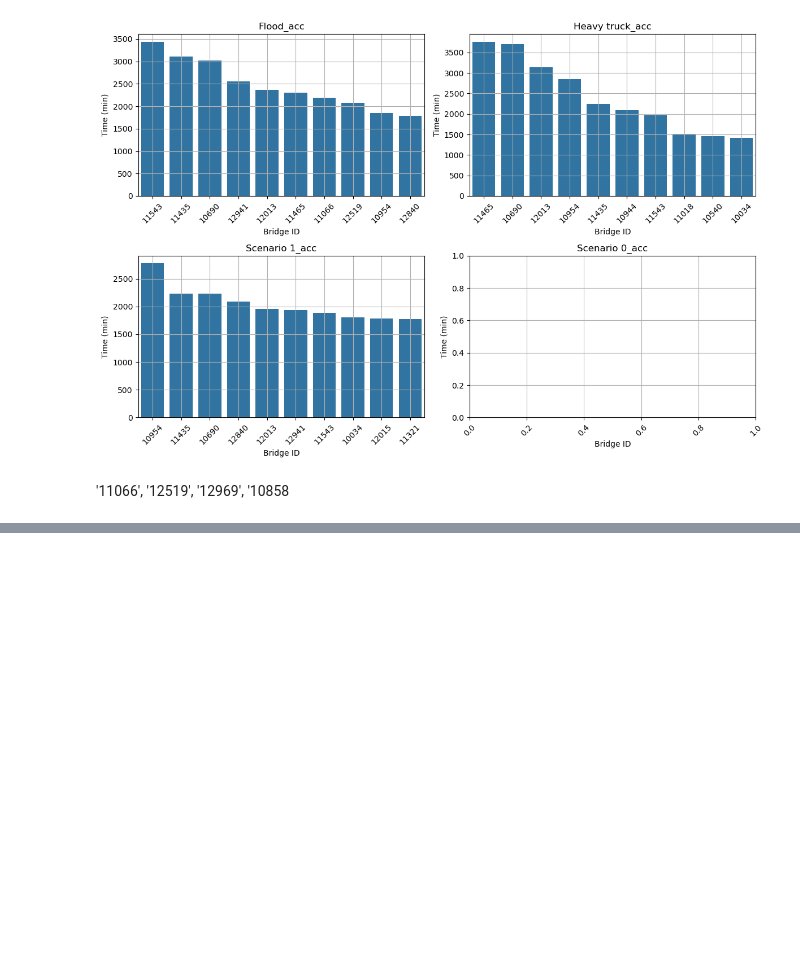
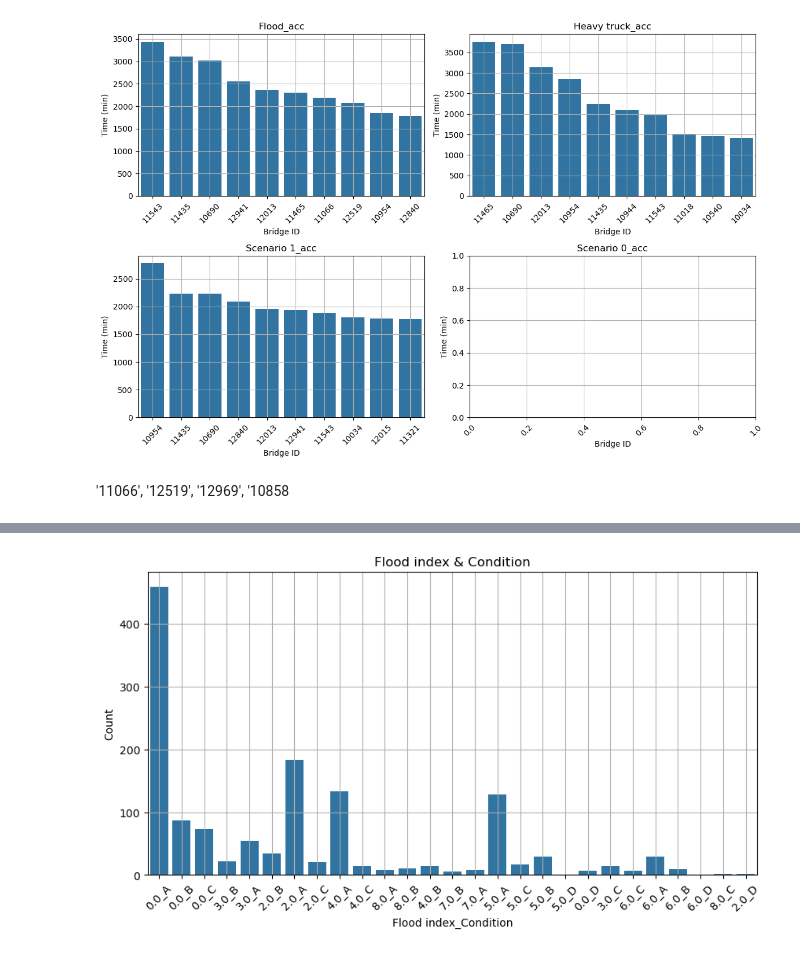
Before and after one commit to daniela1998/Advanced-Simulation-Assignments, a Jupyter notebook: Assignment 4/EPA1352-G16-A4-data scraping/notebook/Vulnerability analyses.ipynb, the cells around one changed output, grey strips where cells are left out. Saved outputs shown, nothing was run; the diff lists cells and outputs as text; code cells hidden in the pictures; blank space fills up the shorter version.

```diff
--- a/Assignment 4/EPA1352-G16-A4-data scraping/notebook/Vulnerability analyses.ipynb
+++ b/Assignment 4/EPA1352-G16-A4-data scraping/notebook/Vulnerability analyses.ipynb
@@ -239,3 +239,5 @@ plot_top_10_avg_delay_4([flood_accumulation, ht_accumulation, one_accumulation,
 [figure]
 # %% [markdown]
 '11066', '12519', '12969', '10858
+# %%
+df = pd.read_csv('../data/processed/demo_100_complete.csv')
@@ -241,0 +278,15 @@ plot_top_10_avg_delay_4([flood_accumulation, ht_accumulation, one_accumulation,
+# %%
+# add a column combining ['FLOODCAT'] and ['condition']
+df['Flood_condition'] = df['FLOODCAT'].astype(str) + '_' + df['condition']
+# %%
+# barplot the ['FLOODCAT'] and ['condition'] columns
+plt.figure(figsize=(10, 5))
+sns.countplot(x='Flood_condition', data=df)
+plt.title('Flood index & Condition')
+plt.xlabel('Flood index_Condition')
+plt.ylabel('Count')
+plt.xticks(rotation=45)
+plt.grid()
+plt.show()
+# %% [output]
+[figure, added]
```
Also changed, not shown: parts of 3 cells of this notebook.
